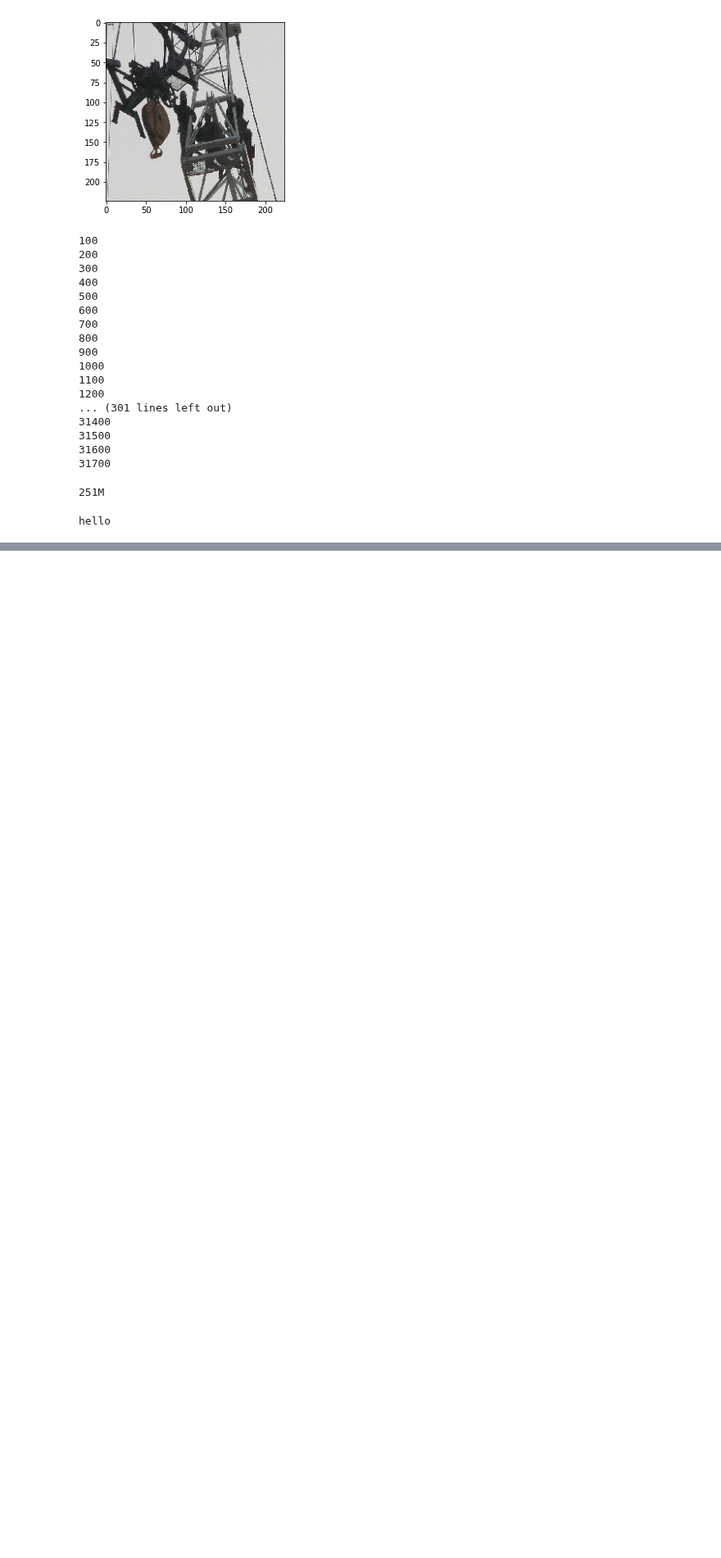
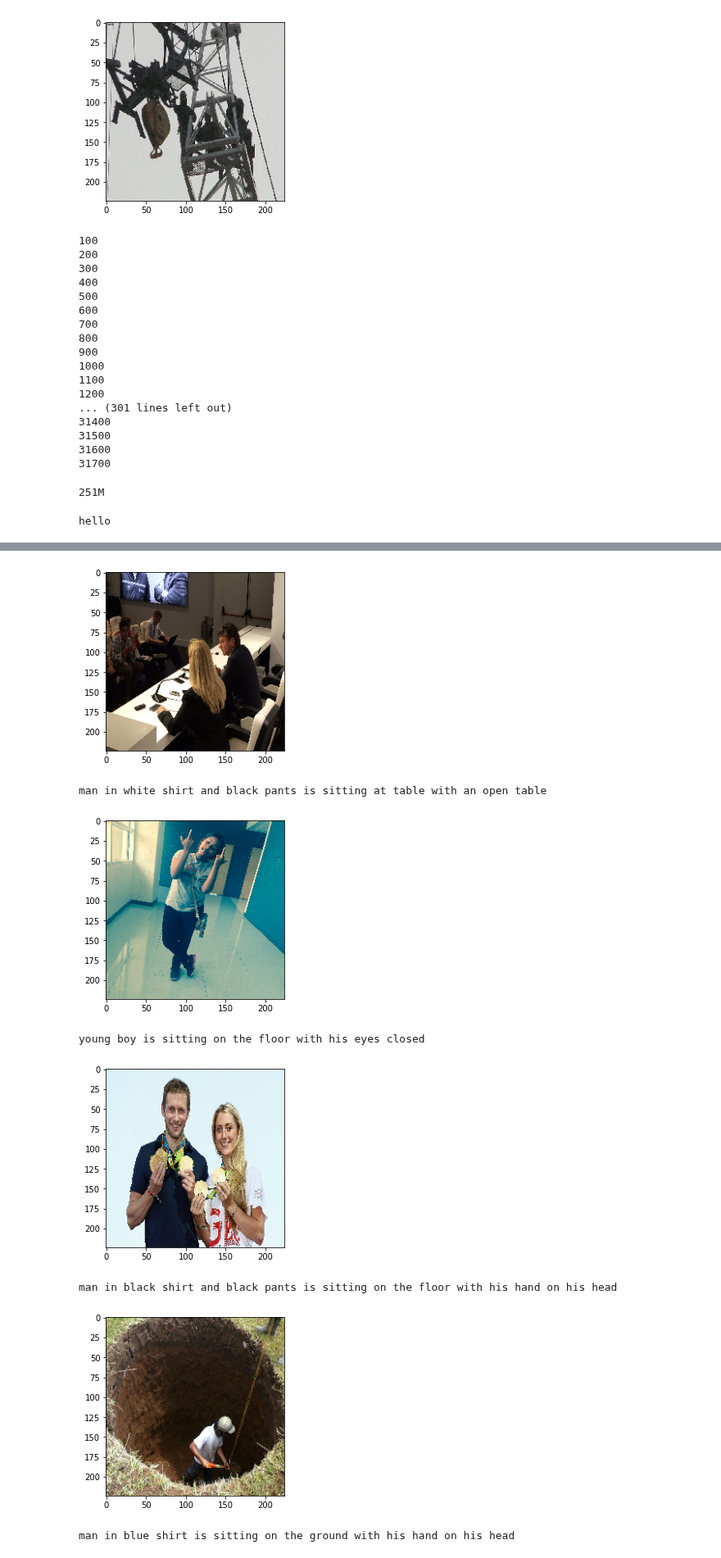
Before and after one commit to joberthrogers18/Analise_Sentimental_em_Imagens, a Jupyter notebook: captioning_image/captioning_images.ipynb, the cells around one changed output, grey strips where cells are left out. Shown at 82% size. Saved outputs shown, nothing was run; the diff lists cells and outputs as text; code cells hidden in the pictures; blank space fills up the shorter version.

```diff
--- a/captioning_image/captioning_images.ipynb
+++ b/captioning_image/captioning_images.ipynb
@@ -250,0 +357,3 @@ hello
+# %%
+actual_model=Model(inputs=[input_img_features,input_captions],outputs=outputs)
+actual_model.summary()
@@ -250,0 +378,5 @@ hello
+# %%
+actual_model.layers[2].set_weights([embedding_matrix])
+actual_model.layers[2].trainable=False
+# %%
+actual_model.compile(loss='categorical_crossentropy',optimizer='adam')
@@ -250,0 +418,36 @@ hello
+# %%
+def predict_caption(img):
+    img=img.reshape(1,224,224,3)
+    img=preprocess_input(img)
+    feature_vector=new_model.predict(img)
+    feature_vector=feature_vector.reshape((1,2048,1))
+    in_text='startseq'
+    for i in range(max_len):
+        seq=[word_to_idx[w] for w in in_text.split() if w in word_to_idx]
+        seq=pad_sequences([seq],maxlen=max_len,padding='post')
+        y_pred=actual_model.predict([feature_vector,seq])
+        y_pred=y_pred.argmax()
+        word=idx_to_word[y_pred]
+        in_text+=' '+word
+
+        if word=='endseq':
+            break
+    final_caption=in_text.split()[1:-1]
+    final_caption=' '.join(final_caption)
+    return final_caption
+# %%
+for image_filename in os.listdir('./images_test'):
+    img=image.load_img(f'images_test/{image_filename}',target_size=(224,224,3))
+    img=image.img_to_array(img)
+    plt.imshow(img/255)
+    plt.show()
+    print(predict_caption(img))
+# %% [output]
+[figure, added]
+man in white shirt and black pants is sitting at table with an open table
+[figure, added]
+young boy is sitting on the floor with his eyes closed
+[figure, added]
+man in black shirt and black pants is sitting on the floor with his hand on his head
+[figure, added]
+man in blue shirt is sitting on the ground with his hand on his head
```
Also changed, not shown: parts of 20 cells of this notebook.
